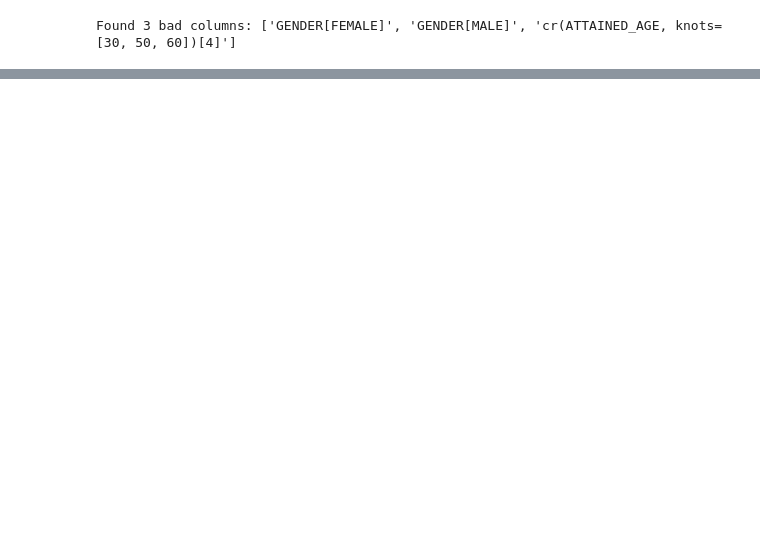
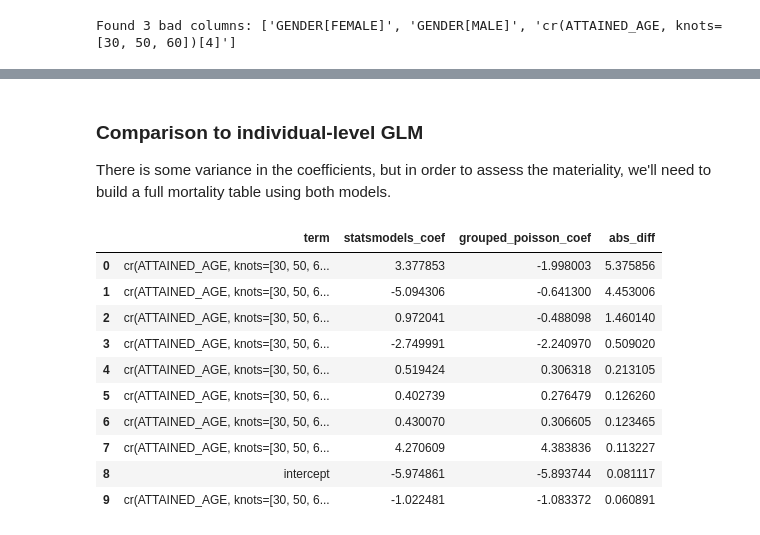
Before and after one commit to mma-fsa/data-examples, a Jupyter notebook: src/analysis/4_grouped_data_glm.ipynb, the cells around one changed output, grey strips where cells are left out. Cells and saved outputs as stored; diff of their text form; code cells hidden in the pictures; blank space fills up the shorter version.

```diff
--- a/src/analysis/4_grouped_data_glm.ipynb
+++ b/src/analysis/4_grouped_data_glm.ipynb
@@ -333,0 +404,47 @@ Running query in 'duckdb:///:memory:'
+# %% [markdown]
+### Comparison to individual-level GLM
+
+There is some variance in the coefficients, but in order to assess the materiality, we'll need to build a full mortality table using both models.
+# %%
+import statsmodels.api as sm
+
+# design matrix, offset, and response (individual model)
+X_sm = model_spec.get_model_matrix(df_check_test_preds).drop(columns=bad_cols)
+
+# need to add an intercept column for statsmodels GLM
+X_sm = sm.add_constant(X_sm, has_constant="add")
+
+offset_sm = np.log(df_check_test_preds["POLICIES_EXPOSED"].astype(float))
+y_sm = df_check_test_preds["CLAIM_COUNT"].astype(float)
+
+# fit individual-level Poisson GLM with offset
+glm_sm = sm.GLM(
+    y_sm,
+    X_sm,
+    family=sm.families.Poisson(),
+    offset=offset_sm,
+)
+glm_sm_fit = glm_sm.fit(maxiter=10_000)
+
+# compare coefficients against GroupedPoissonGLM
+feature_cols = X_sm.columns.drop('const').tolist()
+coef_compare = pd.DataFrame({
+    "term": ["intercept"] + feature_cols,
+    "statsmodels_coef": [glm_sm_fit.params["const"]] + [glm_sm_fit.params[c] for c in feature_cols],
+    "grouped_poisson_coef": [model_fit.intercept_] + [model_fit.coef_[c] for c in feature_cols],
+})
+
+coef_compare["abs_diff"] = (coef_compare["statsmodels_coef"] - coef_compare["grouped_poisson_coef"]).abs()
+coef_compare.sort_values("abs_diff", ascending=False).reset_index(drop=True)
+# %% [output]
+|  | term | statsmodels_coef | grouped_poisson_coef | abs_diff |
+| 0 | cr(ATTAINED_AGE, knots=[30, 50, 6... | 3.377853 | -1.998003 | 5.375856 |
+| 1 | cr(ATTAINED_AGE, knots=[30, 50, 6... | -5.094306 | -0.641300 | 4.453006 |
+| 2 | cr(ATTAINED_AGE, knots=[30, 50, 6... | 0.972041 | -0.488098 | 1.460140 |
+| 3 | cr(ATTAINED_AGE, knots=[30, 50, 6... | -2.749991 | -2.240970 | 0.509020 |
+| 4 | cr(ATTAINED_AGE, knots=[30, 50, 6... | 0.519424 | 0.306318 | 0.213105 |
+| 5 | cr(ATTAINED_AGE, knots=[30, 50, 6... | 0.402739 | 0.276479 | 0.126260 |
+| 6 | cr(ATTAINED_AGE, knots=[30, 50, 6... | 0.430070 | 0.306605 | 0.123465 |
+| 7 | cr(ATTAINED_AGE, knots=[30, 50, 6... | 4.270609 | 4.383836 | 0.113227 |
+| 8 | intercept | -5.974861 | -5.893744 | 0.081117 |
+| 9 | cr(ATTAINED_AGE, knots=[30, 50, 6... | -1.022481 | -1.083372 | 0.060891 |
```
Also changed, not shown: parts of 17 cells of this notebook.
